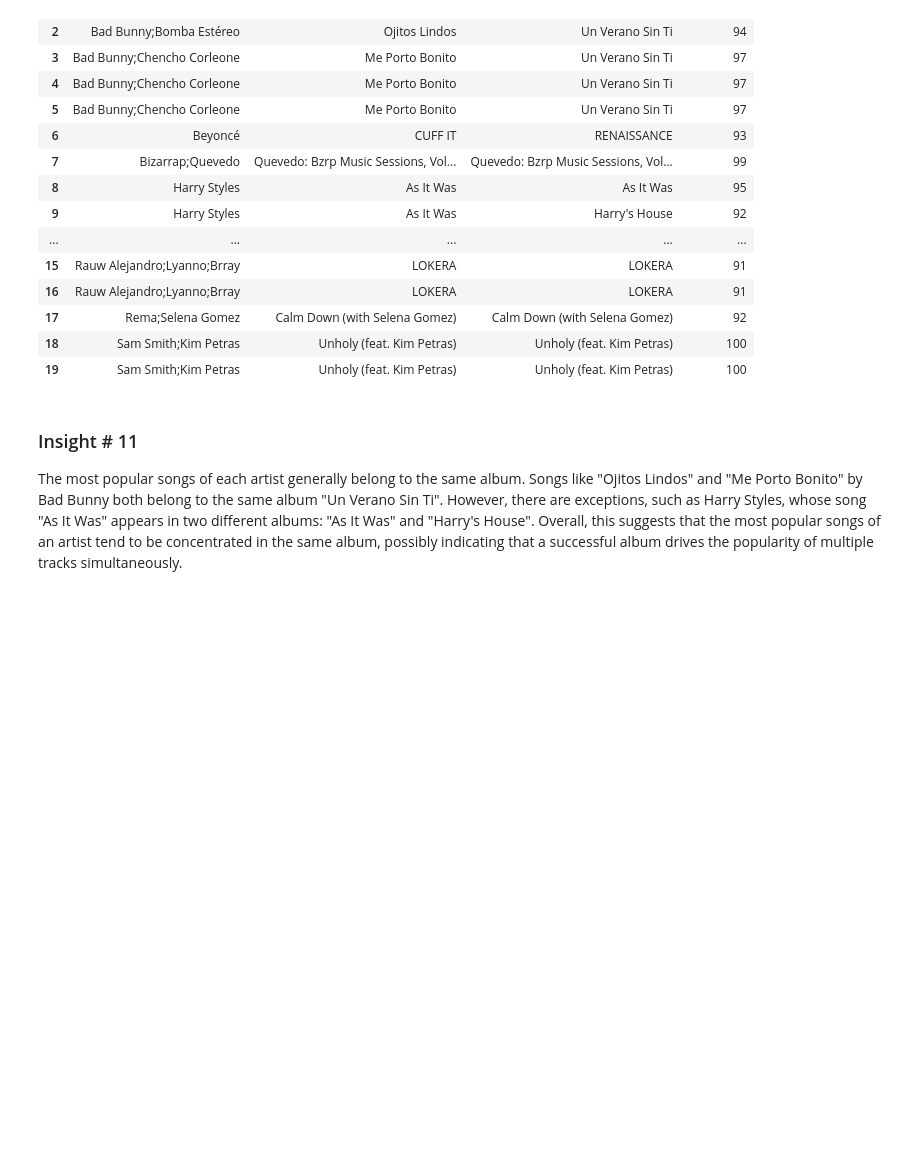
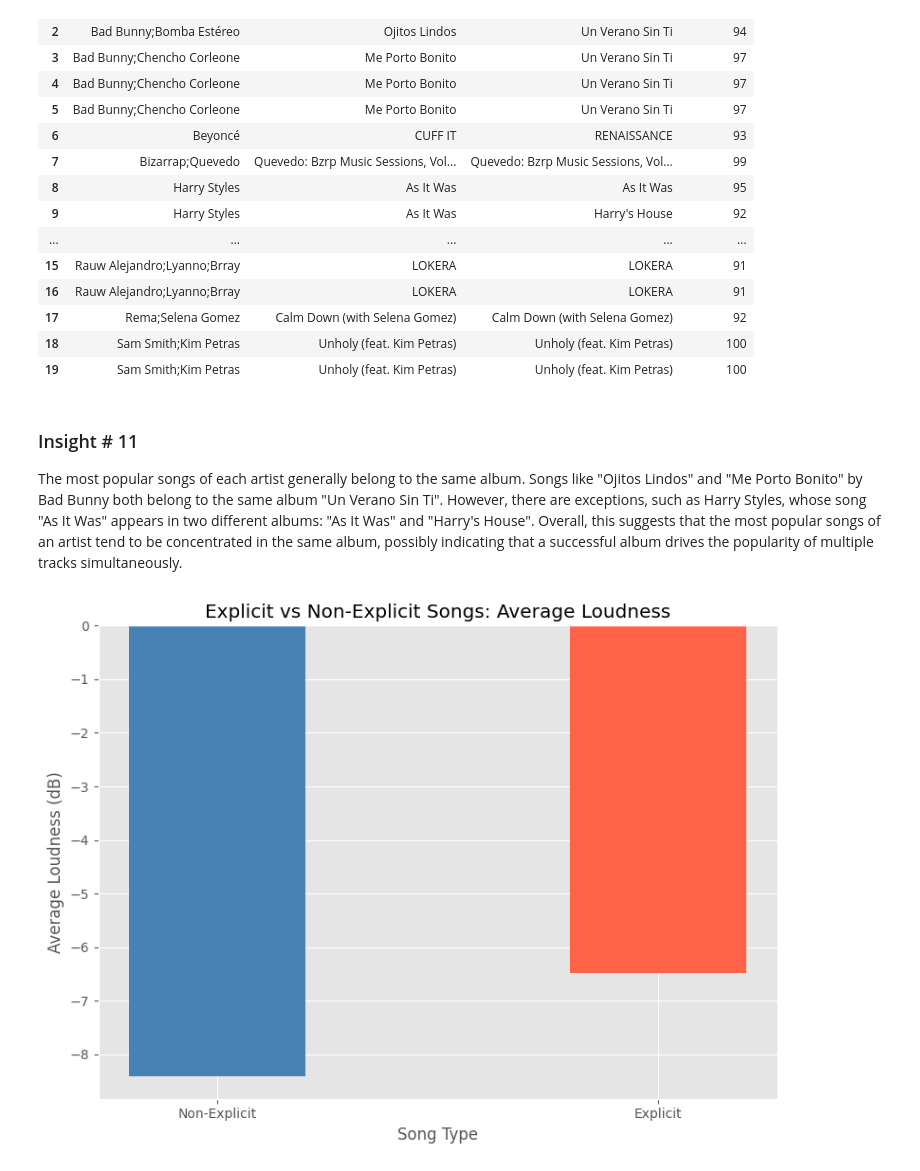
Before and after one commit to EmmanuelMG7/spotify-music-analysis, a Jupyter notebook: notebooks/01_exploration.ipynb, the cells around one changed output. Cells and saved outputs as stored; diff of their text form; code cells hidden in the pictures; blank space fills up the shorter version.

Commit message:
feat: add question 12 analysis - explicit and danceability vs loudness

```diff
--- a/notebooks/01_exploration.ipynb
+++ b/notebooks/01_exploration.ipynb
@@ -392,3 +392,23 @@ top_songs_per_artist
 ### Insight # 11
 
 The most popular songs of each artist generally belong to the same album. Songs like "Ojitos Lindos" and "Me Porto Bonito" by Bad Bunny both belong to the same album "Un Verano Sin Ti". However, there are exceptions, such as Harry Styles, whose song "As It Was" appears in two different albums: "As It Was" and "Harry's House". Overall, this suggests that the most popular songs of an artist tend to be concentrated in the same album, possibly indicating that a successful album drives the popularity of multiple tracks simultaneously.
+# %%
+# 12. Does an explicit or danceable song necessarily have to be loud?
+
+explicit_loudness = df.groupby('explicit')['loudness'].mean()
+
+# Plot #1
+
+fig, ax = plt.subplots(figsize=(8, 6))
+ax.bar(['Non-Explicit', 'Explicit'],
+       explicit_loudness.values,
+       color=['steelblue', 'tomato'],
+       width=0.4)
+
+plt.title('Explicit vs Non-Explicit Songs: Average Loudness')
+plt.xlabel('Song Type')
+plt.ylabel('Average Loudness (dB)')
+plt.tight_layout()
+plt.show()
+# %% [output]
+[figure, added]
```
Also changed, not shown: parts of 2 cells of this notebook.
